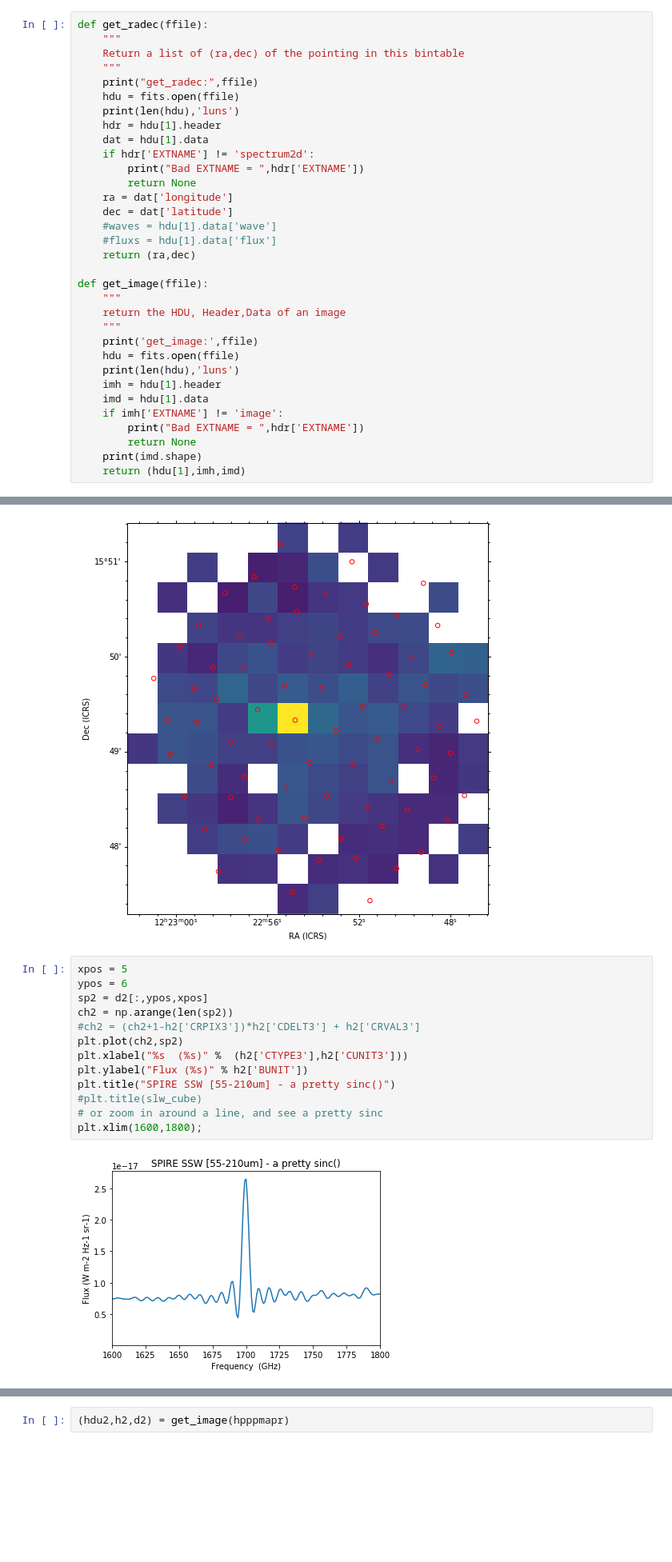
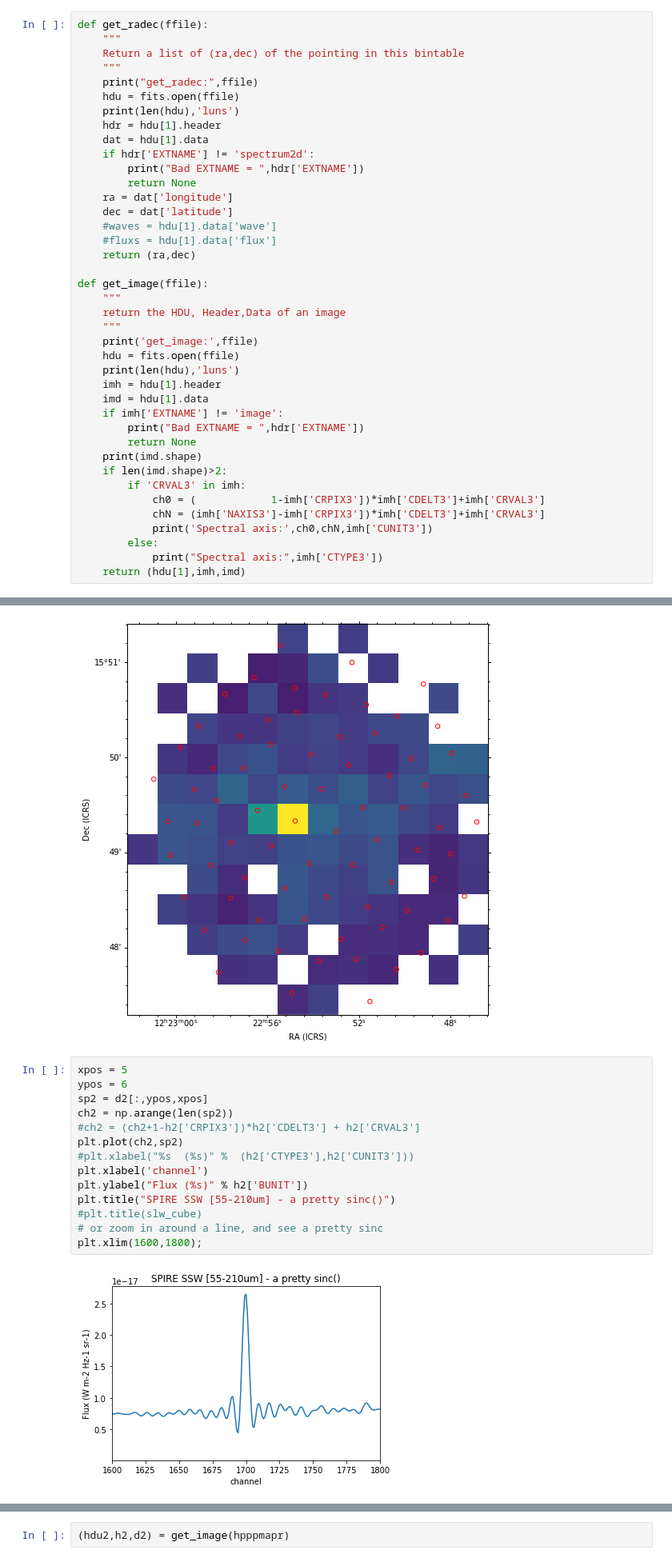
Before and after one commit to teuben/herplot, a Jupyter notebook: ngc4321.ipynb, the cells around one changed output, grey strips where cells are left out. Shown: that part at 80% size. Cells and saved outputs as stored; diff of their text form; blank space fills up the shorter version.

Commit message:
some more plotting working

```diff
--- a/ngc4321.ipynb
+++ b/ngc4321.ipynb
@@ -66,6 +66,13 @@ def get_image(ffile):
         print("Bad EXTNAME = ",hdr['EXTNAME'])
         return None
     print(imd.shape)
+    if len(imd.shape)>2:
+        if 'CRVAL3' in imh:
+            ch0 = (            1-imh['CRPIX3'])*imh['CDELT3']+imh['CRVAL3']
+            chN = (imh['NAXIS3']-imh['CRPIX3'])*imh['CDELT3']+imh['CRVAL3']
+            print('Spectral axis:',ch0,chN,imh['CUNIT3'])
+        else:
+            print("Spectral axis:",imh['CTYPE3'])
     return (hdu[1],imh,imd)
 # %% [markdown]
 # SPIRE oid = 1342247572
@@ -148,18 +157,19 @@ INFO: Auto-setting vmax to  4.310e-18 [aplpy.core]
 # %%
 xpos = 5
 ypos = 6
 sp2 = d2[:,ypos,xpos]
 ch2 = np.arange(len(sp2))
 #ch2 = (ch2+1-h2['CRPIX3'])*h2['CDELT3'] + h2['CRVAL3']
 plt.plot(ch2,sp2)
-plt.xlabel("%s  (%s)" %  (h2['CTYPE3'],h2['CUNIT3']))
+#plt.xlabel("%s  (%s)" %  (h2['CTYPE3'],h2['CUNIT3']))
+plt.xlabel('channel')
 plt.ylabel("Flux (%s)" % h2['BUNIT'])
 plt.title("SPIRE SSW [55-210um] - a pretty sinc()")
 #plt.title(slw_cube)
 # or zoom in around a line, and see a pretty sinc
 plt.xlim(1600,1800);
 # %% [output]
-[figure, old version]
+[figure, new version]
 # %%
 xpos = 5
 ypos = 6
```
Also changed, not shown: parts of 14 cells of this notebook.
